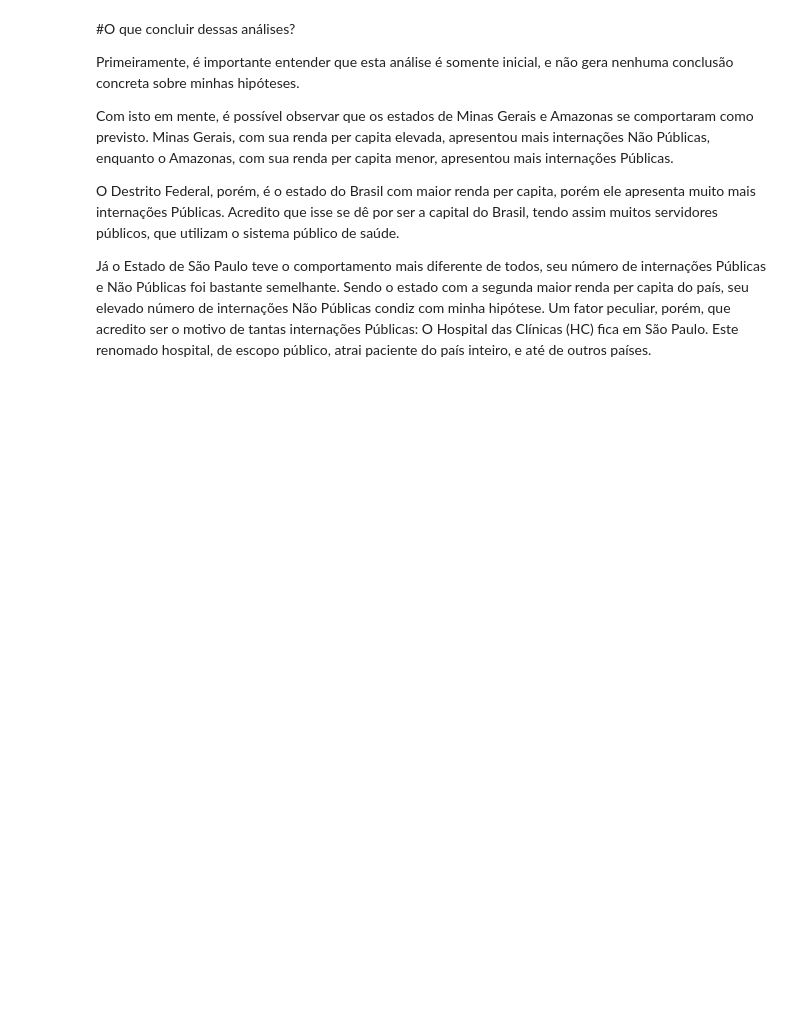
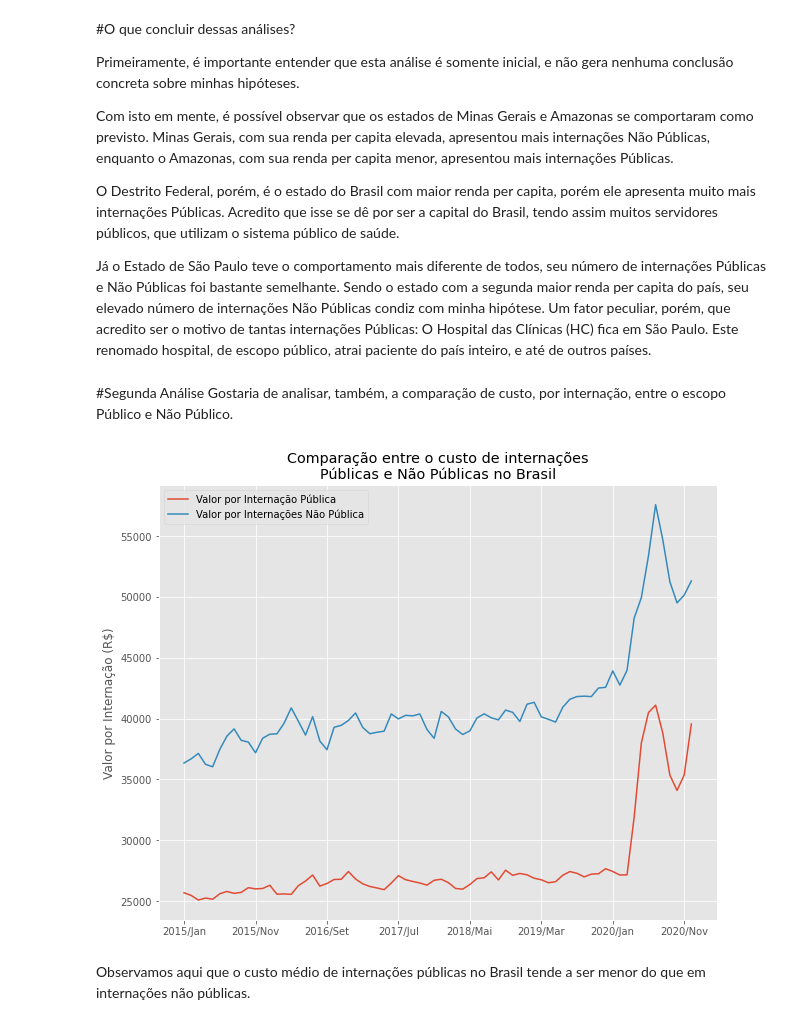
Before and after one commit to arturcgs/bootcamp-data-science-aplicada3, a Jupyter notebook: Projetos/Modulo 1/Projeto_Modulo_1.ipynb, the cells around one changed output. Drawn from its saved outputs; the diff is of its cells as text; code cells hidden in the pictures; blank space fills up the shorter version.

```diff
--- a/Projetos/Modulo 1/Projeto_Modulo_1.ipynb
+++ b/Projetos/Modulo 1/Projeto_Modulo_1.ipynb
@@ -237,3 +225,20 @@ Com isto em mente, é possível observar que os estados de Minas Gerais e Amazon
 O Destrito Federal, porém, é o estado do Brasil com maior renda per capita, porém ele apresenta muito mais internações Públicas. Acredito que isse se dê por ser a capital do Brasil, tendo assim muitos servidores públicos, que utilizam o sistema público de saúde.
 
 Já o Estado de São Paulo teve o comportamento mais diferente de todos, seu número de internações Públicas e Não Públicas foi bastante semelhante. Sendo o estado com a segunda maior renda per capita do país, seu elevado número de internações Não Públicas condiz com minha hipótese. Um fator peculiar, porém, que acredito ser o motivo de tantas internações Públicas: O Hospital das Clínicas (HC) fica em São Paulo. Este renomado hospital, de escopo público, atrai paciente do país inteiro, e até de outros países.
+# %% [markdown]
+#Segunda Análise
+Gostaria de analisar, também, a comparação de custo, por internação, entre o escopo Público e Não Público.
+# %%
+#Fazendo os valores de gasto por internação
+valor_publico_por_internacao = valor_publico / internacoes_publicas
+valor_nao_pub__por_internacao = valor_nao_pub / internacoes_nao_pub
+# %%
+ax = valor_publico_por_internacao.sum().T.plot(figsize=(10,8), ylabel="Valor por Internação (R$)")
+valor_nao_pub__por_internacao.sum().T.plot(ax=ax)
+ax.legend(["Valor por Internação Pública", "Valor por Internações Não Pública"])
+plt.title('Comparação entre o custo de internações\nPúblicas e Não Públicas no Brasil')
+plt.show()
+# %% [output]
+[figure, added]
+# %% [markdown]
+Observamos aqui que o custo médio de internações públicas no Brasil tende a ser menor do que em internações não públicas.
```
Also changed, not shown: parts of 2 cells of this notebook.
